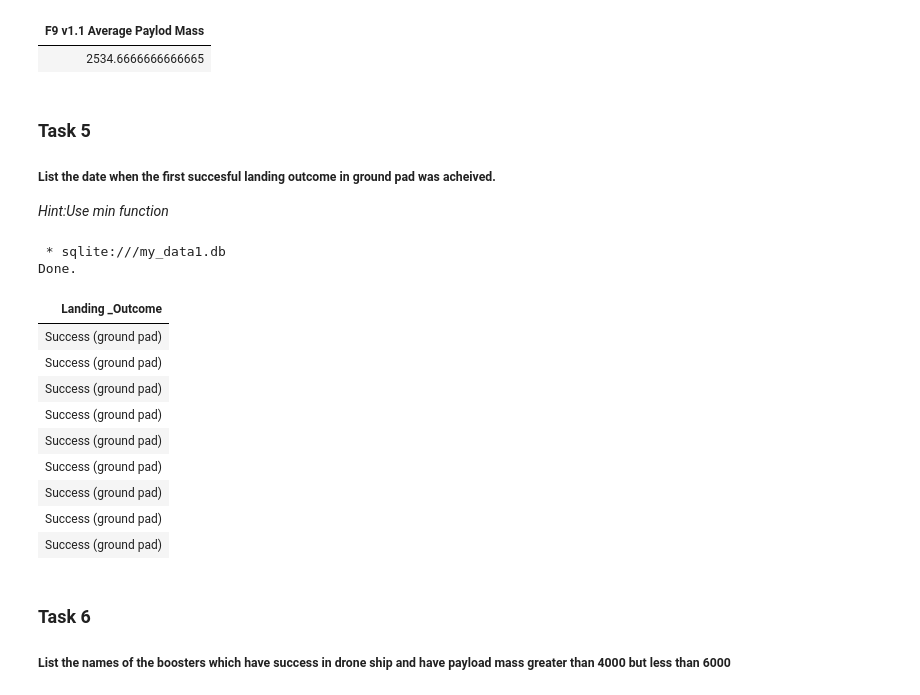
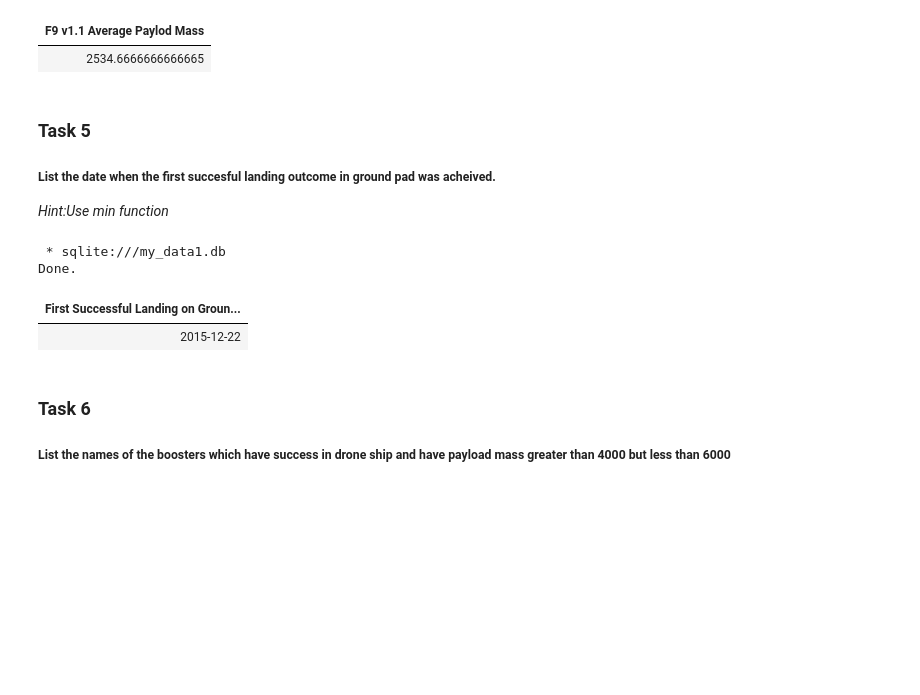
Before and after one commit to bilalftaieh/Data-Project, a Jupyter notebook: jupyter-labs-eda-sql-coursera_sqllite.ipynb, the cells around one changed output. Saved outputs shown, nothing was run; the diff lists cells and outputs as text; code cells hidden in the pictures; blank space fills up the shorter version.

```diff
--- a/jupyter-labs-eda-sql-coursera_sqllite.ipynb
+++ b/jupyter-labs-eda-sql-coursera_sqllite.ipynb
@@ -172,22 +192,17 @@ Done.
 
 ##### List the date when the first succesful landing outcome in ground pad was acheived.
 
-*Hint:Use min function*
+
+_Hint:Use min function_
 # %%
-%sql SELECT "Landing _Outcome" FROM SPACEXTBL WHERE "Landing _Outcome" = 'Success (ground pad)'
+%%sql SELECT MIN(Date) AS "First Successful Landing on Ground Pad"
+      FROM SPACEXTBL
+      WHERE "Landing_Outcome" = 'Success (ground pad)';
 # %% [output]
  * sqlite:///my_data1.db
 Done.
-| Landing _Outcome |
-| Success (ground pad) |
-| Success (ground pad) |
-| Success (ground pad) |
-| Success (ground pad) |
-| Success (ground pad) |
-| Success (ground pad) |
-| Success (ground pad) |
-| Success (ground pad) |
-| Success (ground pad) |
+| First Successful Landing on Groun... |
+| 2015-12-22 |
 # %% [markdown]
 ### Task 6
 
```
Also changed, not shown: parts of 24 cells of this notebook.
